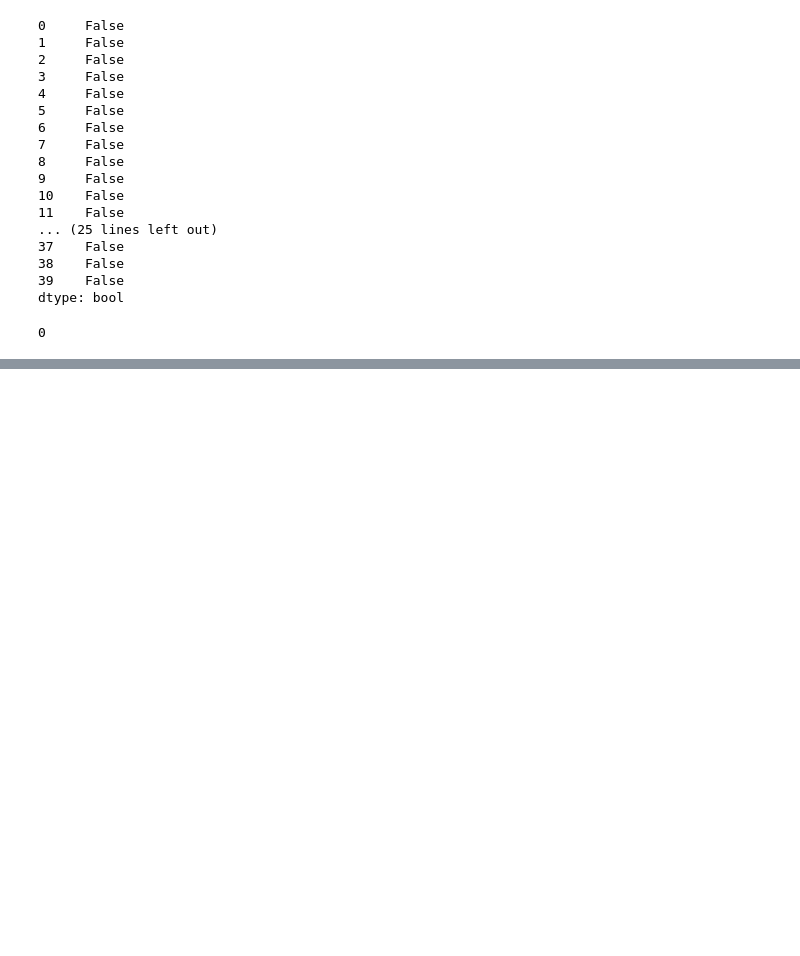
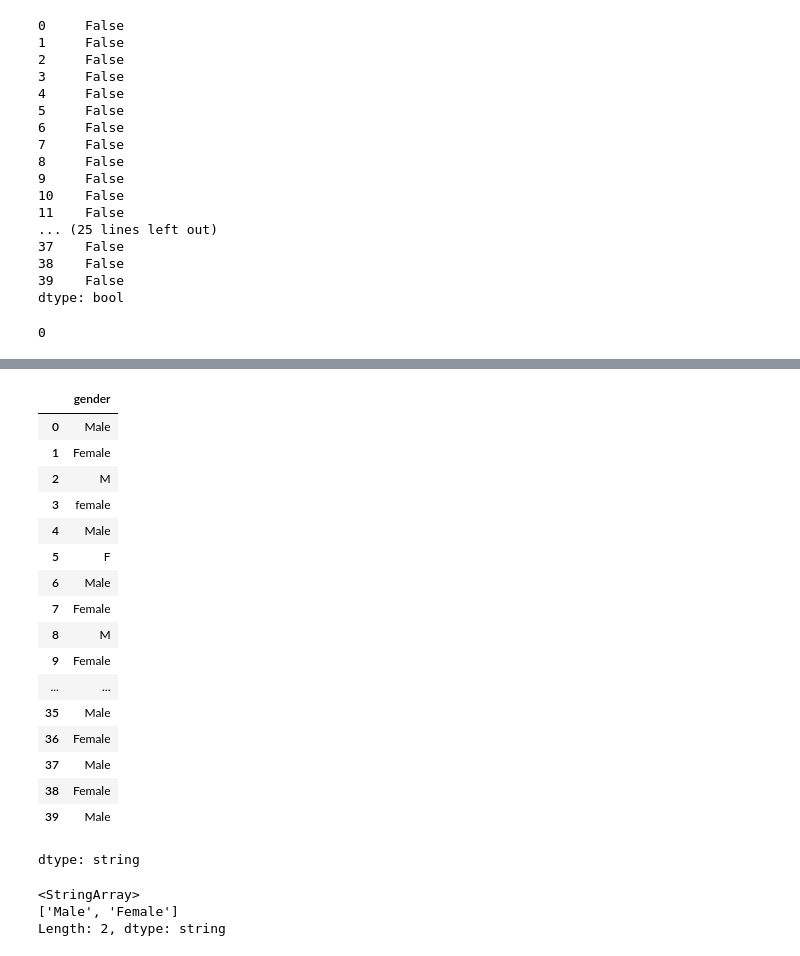
Before and after one commit to rajendra0968jangid/DS-ML, a Jupyter notebook: day17.ipynb, the cells around one changed output, grey strips where cells are left out. Drawn from its saved outputs; the diff is of its cells as text; code cells hidden in the pictures; blank space fills up the shorter version.

```diff
--- a/day17.ipynb
+++ b/day17.ipynb
@@ -149,0 +214,21 @@ print(df.duplicated(subset='student_id').sum())
+# %%
+df['gender']
+# %% [output]
+|  | gender |
+| 0 | Male |
+| 1 | Female |
+| 2 | M |
+| 3 | female |
+| 4 | Male |
+| 5 | F |
+| 6 | Male |
+| 7 | Female |
+| 8 | M |
+| 9 | Female |
+| ... | ... |
+| 35 | Male |
+| 36 | Female |
+| 37 | Male |
+| 38 | Female |
+| 39 | Male |
+dtype: string
@@ -149,0 +238,6 @@ print(df.duplicated(subset='student_id').sum())
+# %%
+df['gender'].unique()
+# %% [output]
+<StringArray>
+['Male', 'Female']
+Length: 2, dtype: string
```
Also changed, not shown: parts of 9 cells of this notebook.
